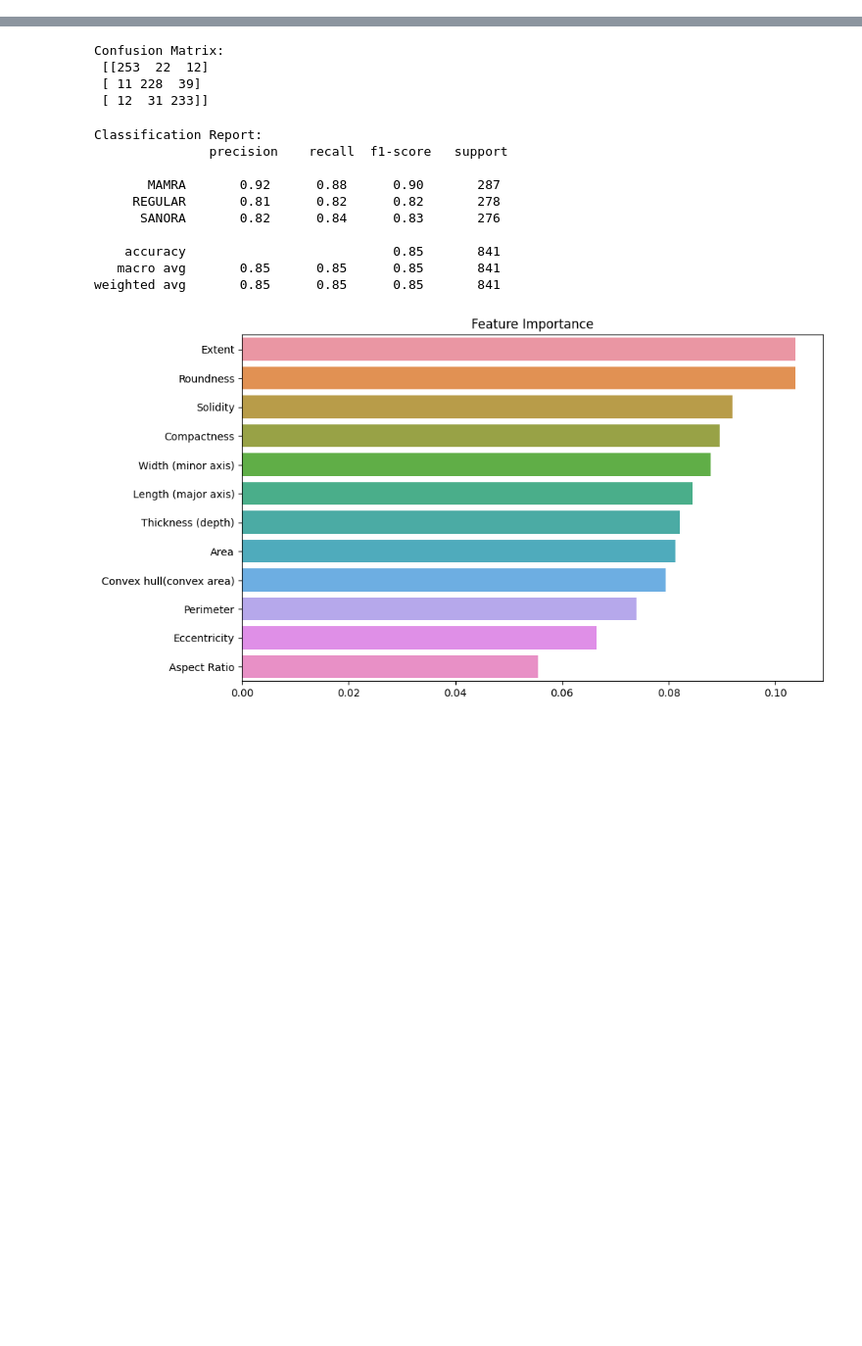
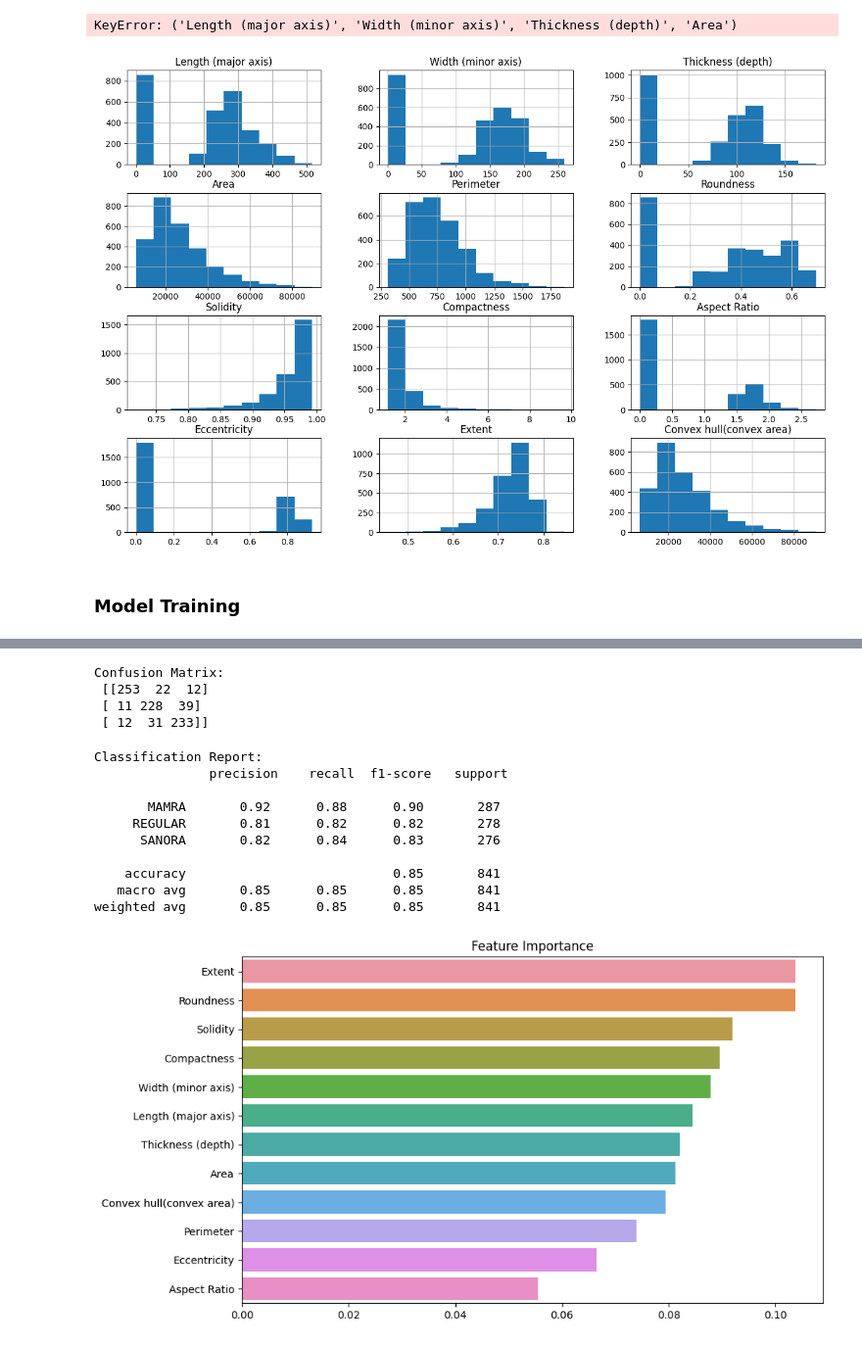
Before and after one commit to ShakilM26/Machine-Learning-Projects, a Jupyter notebook: Almond Classification/Almond Classification.ipynb, the cells around one changed output, grey strips where cells are left out. Shown: that part at 98% size. Cells and saved outputs as stored; diff of their text form; code cells hidden in the pictures; blank space fills up the shorter version.

```diff
--- a/Almond Classification/Almond Classification.ipynb
+++ b/Almond Classification/Almond Classification.ipynb
@@ -21,3 +65,14 @@ df = df.fillna(0, axis=1) # fill NaN values
+# %%
+df.hist(figsize=(15,10))
+df['Length (major axis)', 'Width (minor axis)', 'Thickness (depth)', 'Area'].plot(kind='kde',
+                                                                                 subplots=True, layout=(2,2),
+                                                                                 figsize=(12,8))
+plt.show()
+# %% [output]
+KeyError: ('Length (major axis)', 'Width (minor axis)', 'Thickness (depth)', 'Area')
+[figure, added]
+# %% [markdown]
+### Model Training
 # %%
 x = df.drop('Type', axis=1) # feature
 y = df['Type'] # target
```
Also changed, not shown: parts of 5 cells of this notebook.
